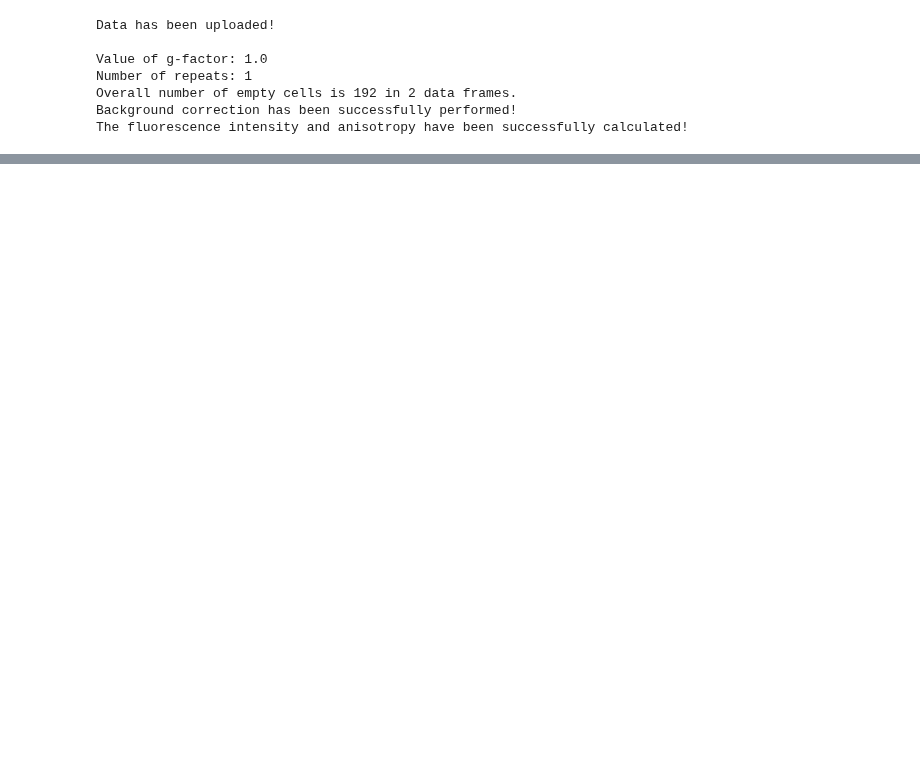
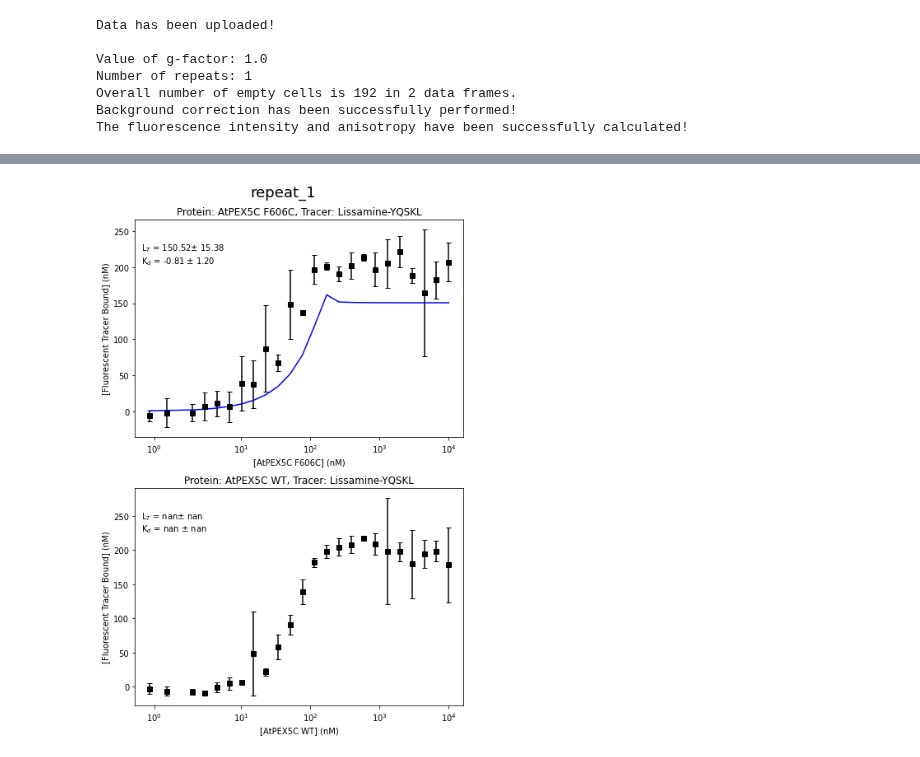
Before and after one commit to mariuszlas/Fluorescence-Anisotropy-Analysis-Development, a Jupyter notebook: fluorescenceanisotropy/fluores_anisotropy.ipynb, the cells around one changed output, grey strips where cells are left out. Drawn from its saved outputs; the diff is of its cells as text; code cells hidden in the pictures; blank space fills up the shorter version.

```diff
--- a/fluorescenceanisotropy/fluores_anisotropy.ipynb
+++ b/fluorescenceanisotropy/fluores_anisotropy.ipynb
@@ -1272,0 +1313,4 @@ my_data1.visualise(labelby=('repeat_1', 'p_corrected'), colorby='Type')
+# %%
+my_data3.plot_kd_all()
+# %% [output]
+[figure, added]
```
Also changed, not shown: parts of 30 cells of this notebook.
